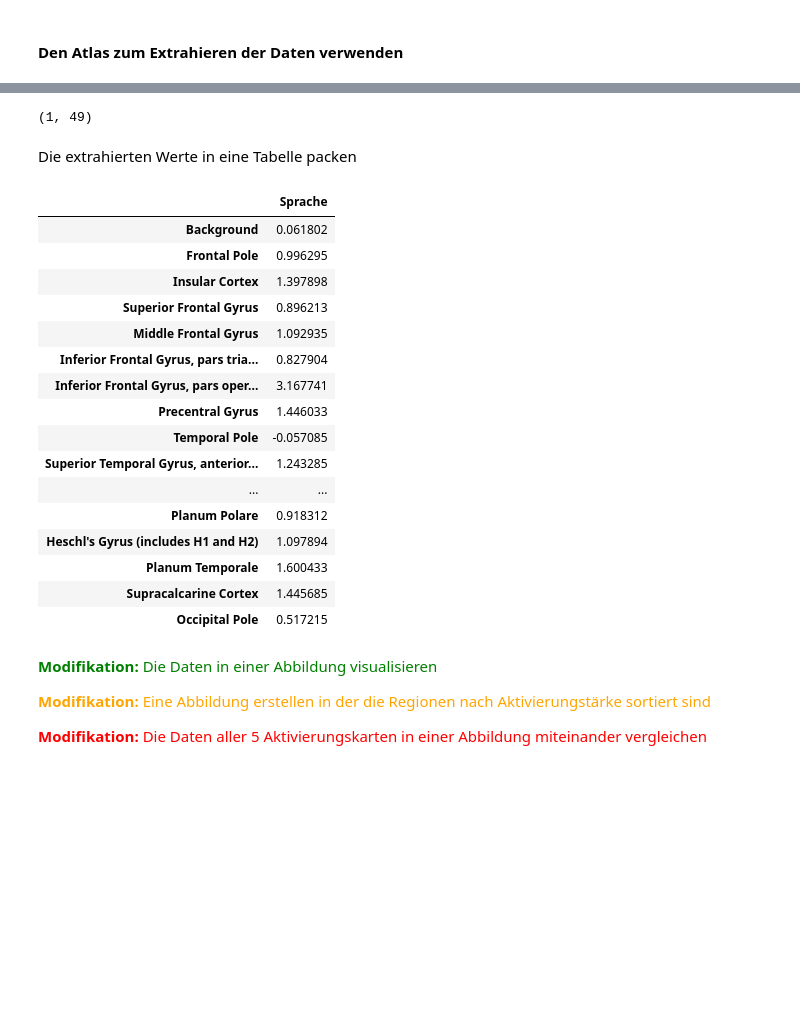
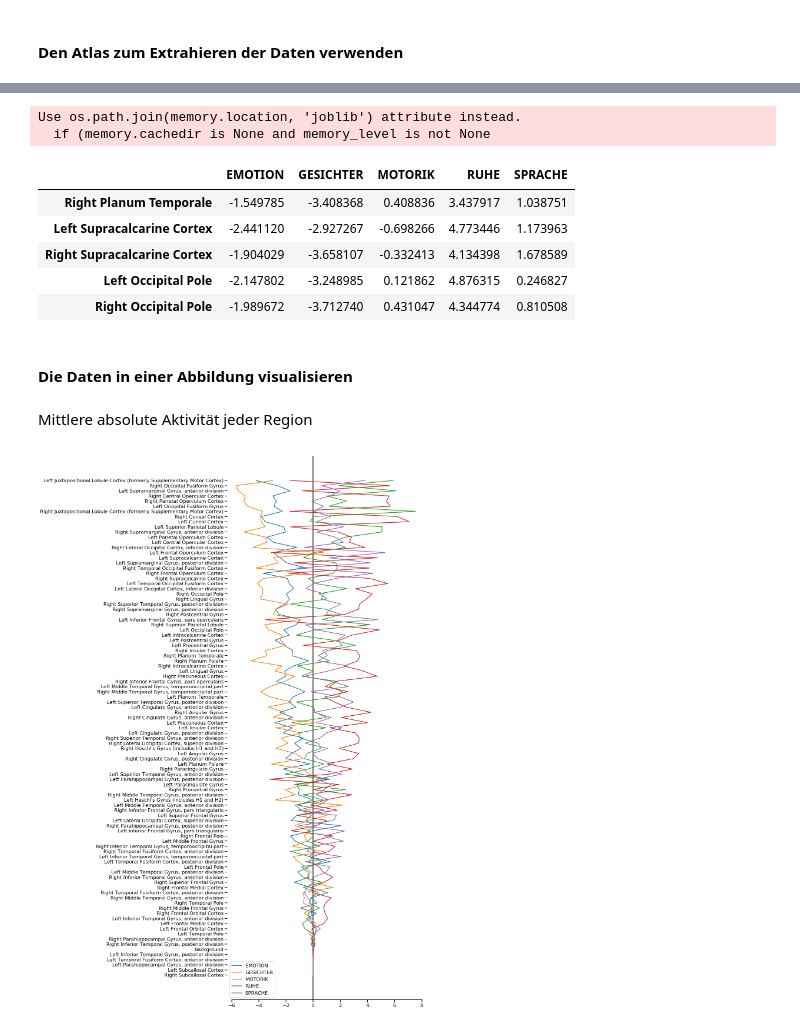
Before and after one commit to mwegrzyn/fmri_python_SS2019, a Jupyter notebook: notebooks/12-roi-analyse.ipynb, the cells around one changed output, grey strips where cells are left out. Drawn from its saved outputs; the diff is of its cells as text; code cells hidden in the pictures; blank space fills up the shorter version.

```diff
--- a/notebooks/12-roi-analyse.ipynb
+++ b/notebooks/12-roi-analyse.ipynb
@@ -201,3 +85,8 @@ Liste mit allen Bedingungen
 # %%
 cond_names = np.unique([x.split('-')[0] for x in design_matrix.columns if 'drift' not in x and 'constant' not in x])
-cond_names
+
+conditions = {}
+for i,cond in enumerate(cond_names):
+    this_array = np.zeros(n_conditions)
+    this_array[i] = 1
+    conditions[cond] = np.array(list(this_array)*n_runs)
@@ -206,6 +92,0 @@ array(['EMOTION', 'GESICHTER', 'MOTORIK', 'RUHE', 'SPRACHE'], dtype='<U9')
-# %%
-conditions = {}
-for i,cond in enumerate(cond_names):
-    this_array = zero_array.copy()
-    this_array[i] = 1
-    conditions[cond] = np.array(list(this_array)*n_runs)
@@ -358,2 +173,3 @@ from nilearn import datasets
 # %%
-atlas = datasets.fetch_atlas_harvard_oxford('cort-maxprob-thr25-2mm')
+atlas = datasets.fetch_atlas_harvard_oxford('cort-maxprob-thr25-2mm',symmetric_split=True)
+plotting.plot_roi(atlas['maps'])
@@ -423,35 +206,20 @@ array([[ 0.06180236,  0.99629495,  1.3978982 ,  0.89621262,  1.09293516,
-# %%
-atlas_data.shape
-# %% [output]
-(1, 49)
-# %% [markdown]
-Die extrahierten Werte in eine Tabelle packen
 # %%
+atlas_data = atlas_masker.transform(result_maps.values())
 atlas_data_df = pd.DataFrame(atlas_data,columns=atlas['labels']).T
-atlas_data_df.columns = ['Sprache']
+atlas_data_df.columns = result_maps.keys()
+# %% [output]
+Use os.path.join(memory.location, 'joblib') attribute instead.
+  if (memory.cachedir is None and memory_level is not None
 # %%
-atlas_data_df
+atlas_data_df.tail()
 # %% [output]
-|  | Sprache |
-| Background | 0.061802 |
-| Frontal Pole | 0.996295 |
-| Insular Cortex | 1.397898 |
-| Superior Frontal Gyrus | 0.896213 |
-| Middle Frontal Gyrus | 1.092935 |
-| Inferior Frontal Gyrus, pars tria... | 0.827904 |
-| Inferior Frontal Gyrus, pars oper... | 3.167741 |
-| Precentral Gyrus | 1.446033 |
-| Temporal Pole | -0.057085 |
-| Superior Temporal Gyrus, anterior... | 1.243285 |
-| ... | ... |
-| Planum Polare | 0.918312 |
-| Heschl's Gyrus (includes H1 and H2) | 1.097894 |
-| Planum Temporale | 1.600433 |
-| Supracalcarine Cortex | 1.445685 |
-| Occipital Pole | 0.517215 |
+|  | EMOTION | GESICHTER | MOTORIK | RUHE | SPRACHE |
+| Right Planum Temporale | -1.549785 | -3.408368 | 0.408836 | 3.437917 | 1.038751 |
+| Left Supracalcarine Cortex | -2.441120 | -2.927267 | -0.698266 | 4.773446 | 1.173963 |
+| Right Supracalcarine Cortex | -1.904029 | -3.658107 | -0.332413 | 4.134398 | 1.678589 |
+| Left Occipital Pole | -2.147802 | -3.248985 | 0.121862 | 4.876315 | 0.246827 |
+| Right Occipital Pole | -1.989672 | -3.712740 | 0.431047 | 4.344774 | 0.810508 |
-# %% [markdown]
-<font color=green>__Modifikation:__ Die Daten in einer Abbildung visualisieren</font>
-
-<font color=orange>__Modifikation:__ Eine Abbildung erstellen in der die Regionen nach Aktivierungstärke sortiert sind</font>
-
-<font color=red>__Modifikation:__ Die Daten aller 5 Aktivierungskarten in einer Abbildung miteinander vergleichen</font>
+# %% [markdown]
+#### Die Daten in einer Abbildung visualisieren
+# %% [markdown]
+Mittlere absolute Aktivität jeder Region
@@ -457,0 +229,13 @@ atlas_data_df
+# %%
+fig,ax = plt.subplots(1,1,figsize=(12,34))
+for cond in atlas_data_df.columns:
+    this_cond_data = atlas_data_df.loc[roi_order,cond]
+    ax.errorbar(this_cond_data,idx,label=cond)
+ax.set_yticks(idx)
+ax.set_yticklabels(roi_order)
+ax.axvline(0,color='k')
+plt.legend()
+sns.despine(left=True,trim=True)
+plt.show()
+# %% [output]
+[figure, added]
```
Also changed, not shown: parts of 85 cells of this notebook.
